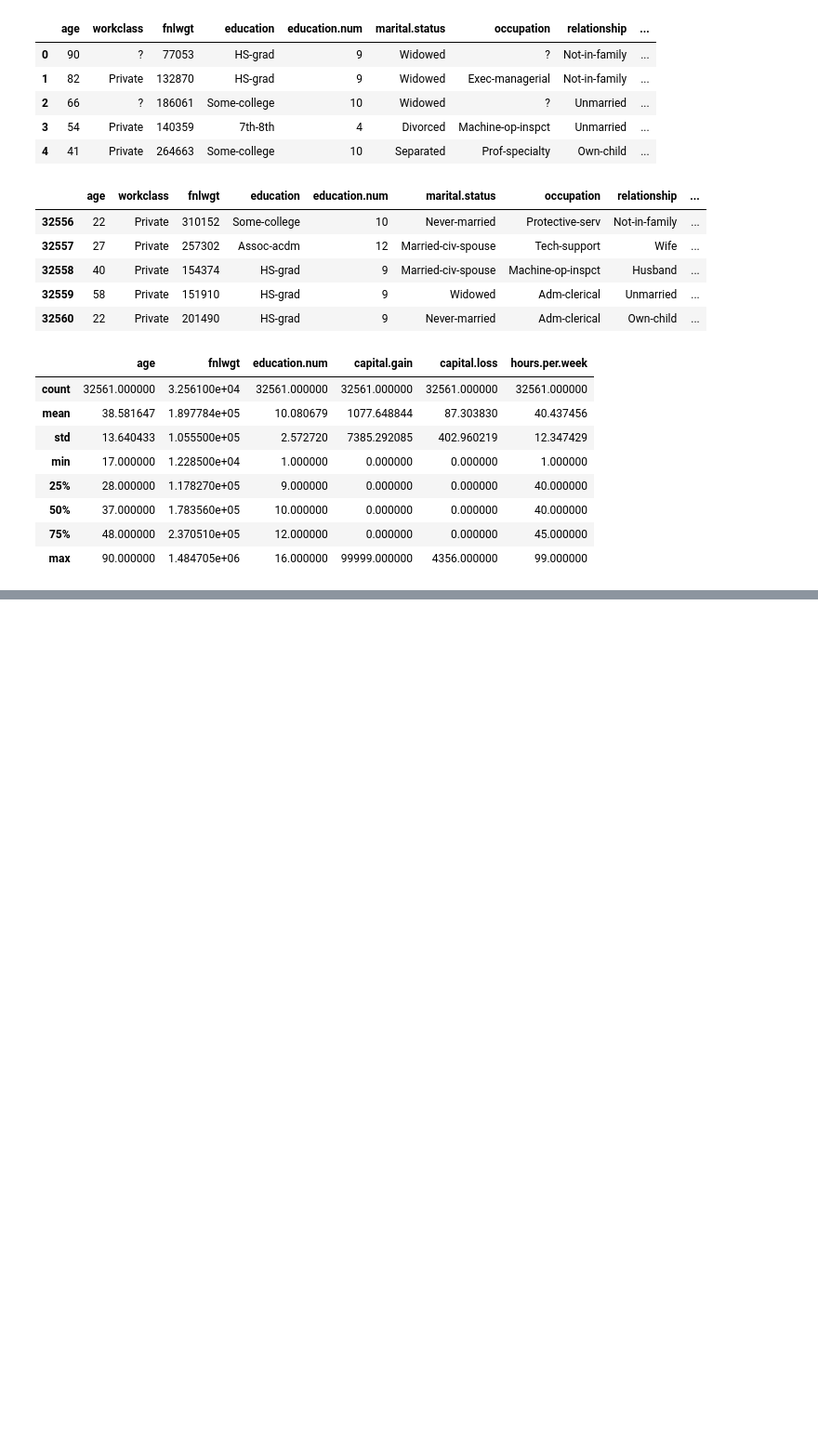
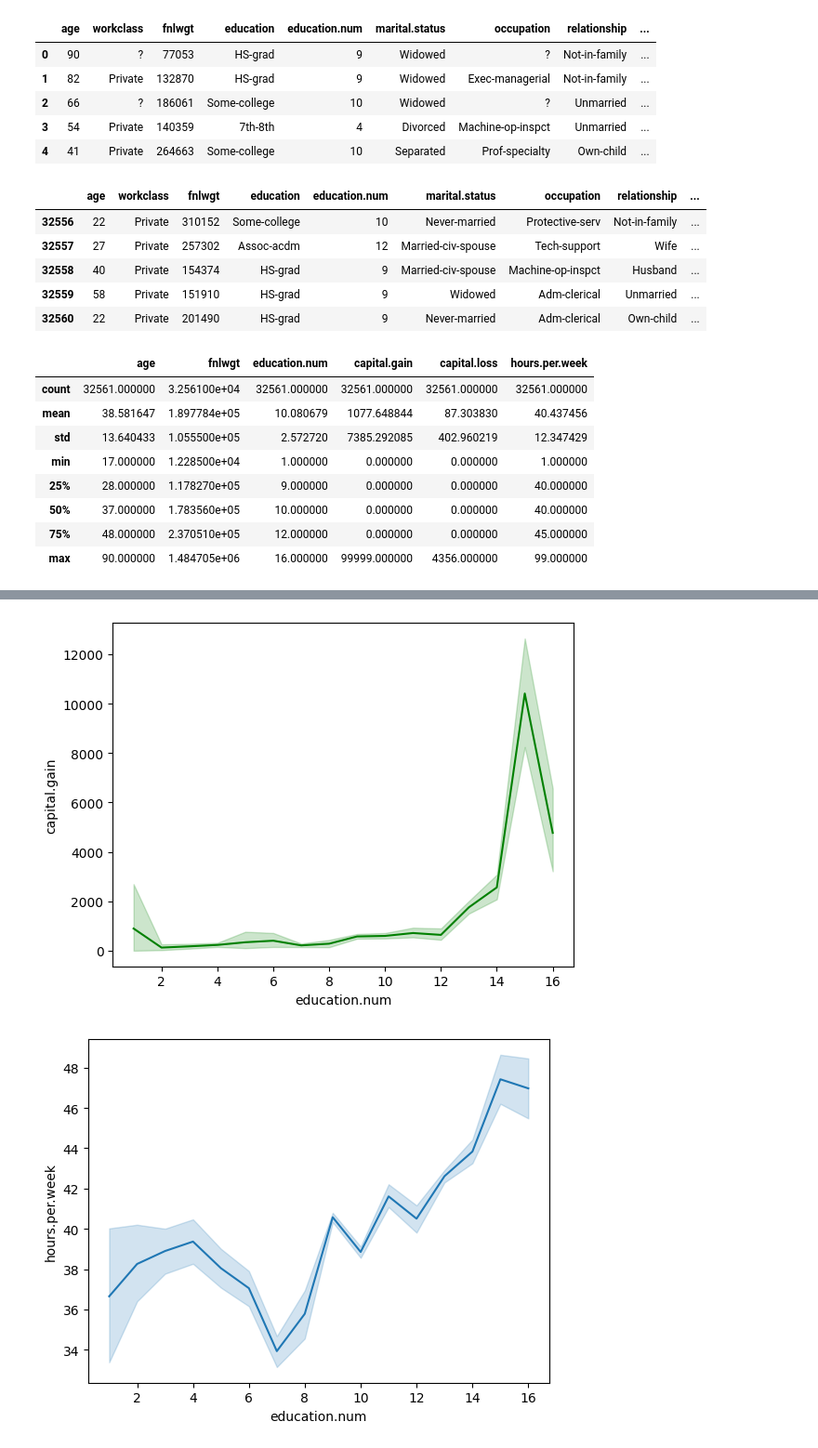
Before and after one commit to fasihh/paiFall24, a Jupyter notebook: Labs/10/q02.ipynb, the cells around one changed output, grey strips where cells are left out. Shown: that part at 93% size. Cells and saved outputs as stored; diff of their text form; code cells hidden in the pictures; blank space fills up the shorter version.

```diff
--- a/Labs/10/q02.ipynb
+++ b/Labs/10/q02.ipynb
@@ -97,0 +119,8 @@ plt.show()
+# %%
+sns.lineplot(x='education.num', y='capital.gain', data=df, color='g')
+plt.show()
+sns.lineplot(x='education.num', y='hours.per.week', data=df)
+plt.show()
+# %% [output]
+[figure, added]
+[figure, added]
```
Also changed, not shown: parts of 8 cells of this notebook.
